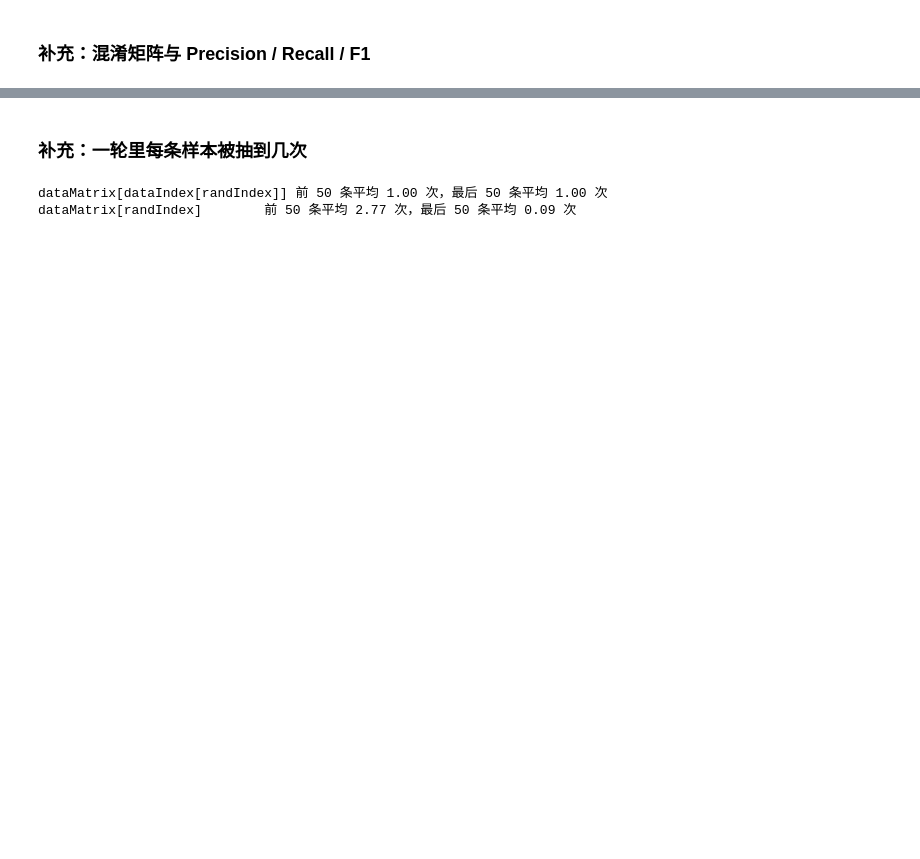
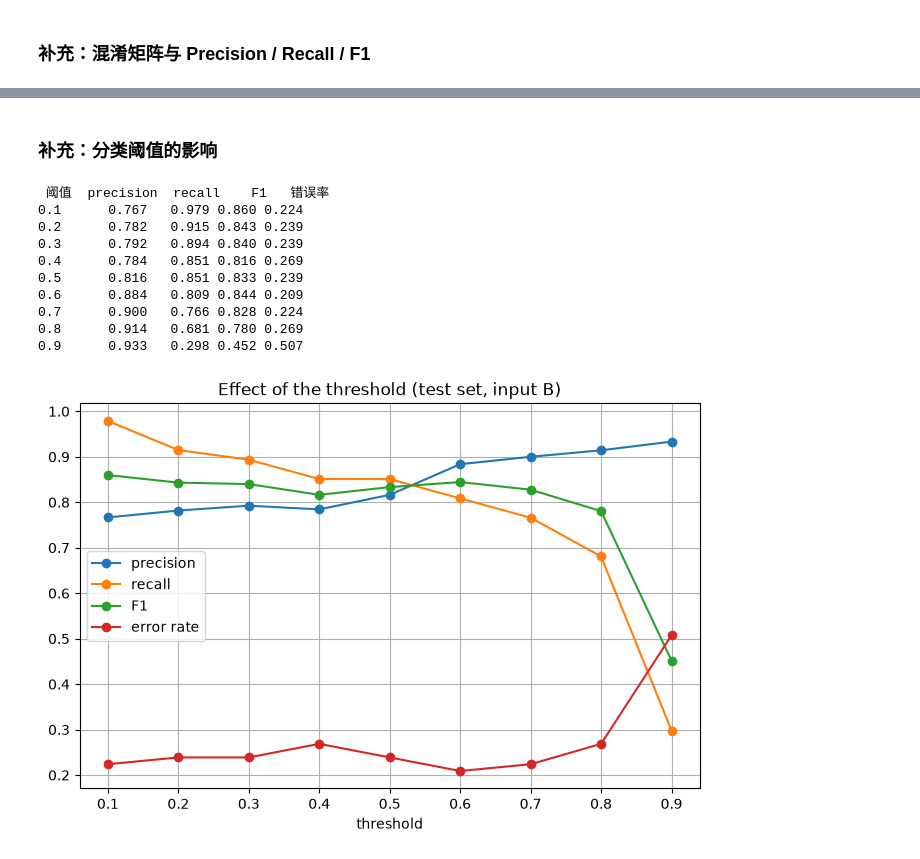
Before and after one commit to Heptazero/ml-course-labs, a Jupyter notebook: machine-learning/homework/exp5_logistic.ipynb, the cells around one changed output, grey strips where cells are left out. Drawn from its saved outputs; the diff is of its cells as text; code cells hidden in the pictures; blank space fills up the shorter version.

```diff
--- a/machine-learning/homework/exp5_logistic.ipynb
+++ b/machine-learning/homework/exp5_logistic.ipynb
@@ -424,21 +345,0 @@ missing -> mean, with bias sklearn 最优解的训练交叉熵 0.4720
-# %%
-X_all, y_all = np.r_[X_train, X_test], np.r_[y_train, y_test]
-splitter = RepeatedStratifiedKFold(n_splits=5, n_repeats=4, random_state=0)
-cv_rows = []
-fold_err = {}
-for mode in modes:
-    sgd_err, sgd_auc, sk_err, sk_auc = [], [], [], []
-    for k, (a, b) in enumerate(splitter.split(X_all, y_all)):
-        A, B = preprocess(X_all[a], X_all[b], keys[mode])
-        _, prob, e, auc = fit_eval(A, y_all[a], B, y_all[b], k)
-        sgd_err.append(e); sgd_auc.append(auc)
-        lr = LogisticRegression(C=1e8, fit_intercept=False, max_iter=20000).fit(A, y_all[a])
-        p = lr.predict_proba(B)[:, 1]
-        sk_err.append(np.mean((p > 0.5) != y_all[b])); sk_auc.append(roc_auc_score(y_all[b], p))
-    fold_err[mode] = np.array(sgd_err)
-    cv_rows.append((mode, np.mean(sgd_err), np.std(sgd_err), np.mean(sgd_auc), np.mean(sk_err), np.mean(sk_auc)))
-print(pd.DataFrame(cv_rows, columns=['输入特征', 'SGD错误率', '标准差(20折)', 'SGD AUC', 'sklearn错误率', 'sklearn AUC']).round(4).to_string(index=False))
-print('全部预测为 1 的错误率 %.4f' % (1 - y_all.mean()))
-for other in ['template', 'standardize']:
-    d = fold_err[other] - fold_err['missing→mean']
-    print('missing→mean 相比 %-11s 20 折中错误率更低 %d 折，相同 %d 折，更高 %d 折，平均低 %.4f' % (other, (d > 0).sum(), (d == 0).sum(), (d < 0).sum(), d.mean()))
@@ -545,0 +346,7 @@ missing -> mean, with bias 手写 AUC 0.8213，sklearn 0.8213
+# %%
+random.seed(42)
+w_B = stocGradAscent(B_train, y_train, numIter=500)
+prob_B = sigmoid(B_test.dot(w_B))
+pred_B = (prob_B > 0.5).astype(int)
+pred_all1 = np.ones(len(y_test), dtype=int)
+print(pd.DataFrame({'方案A': evaluate(y_test, pred_raw), '方案B': evaluate(y_test, pred_B), '全部预测为1': evaluate(y_test, pred_all1)}).round(4).to_string())
@@ -546,20 +363,31 @@ missing -> mean, with bias 手写 AUC 0.8213，sklearn 0.8213
 # %% [markdown]
-### 补充：一轮里每条样本被抽到几次
+### 补充：分类阈值的影响
-# %%
-def epoch_counts(correct, m=299, repeats=200):
-    counts = np.zeros(m)
-    for _ in range(repeats):
-        dataIndex = list(range(m))
-        for i in range(m):
-            randIndex = int(random.uniform(0, len(dataIndex)))
-            counts[dataIndex[randIndex] if correct else randIndex] += 1
-            del(dataIndex[randIndex])
-    return counts / repeats
-
-random.seed(0)
-for correct in (True, False):
-    c = epoch_counts(correct)
-    print('%-28s 前 50 条平均 %.2f 次，最后 50 条平均 %.2f 次' % ('dataMatrix[dataIndex[randIndex]]' if correct else 'dataMatrix[randIndex]', c[:50].mean(), c[-50:].mean()))
-# %% [output]
-dataMatrix[dataIndex[randIndex]] 前 50 条平均 1.00 次，最后 50 条平均 1.00 次
-dataMatrix[randIndex]        前 50 条平均 2.77 次，最后 50 条平均 0.09 次
+# %%
+thresholds = np.arange(0.1, 0.91, 0.1)
+sweep = []
+for t in thresholds:
+    r = evaluate(y_test, (prob_B > t).astype(int))
+    sweep.append((t, r['precision'], r['recall'], r['F1'], 1 - r['accuracy']))
+sweep = np.array(sweep)
+print(pd.DataFrame(sweep, columns=['阈值', 'precision', 'recall', 'F1', '错误率']).round(3).to_string(index=False))
+
+plt.figure(figsize=(8, 5))
+for k, name in enumerate(['precision', 'recall', 'F1', 'error rate'], start=1):
+    plt.plot(sweep[:, 0], sweep[:, k], marker='o', label=name)
+plt.xlabel('threshold')
+plt.title('Effect of the threshold (test set, input B)')
+plt.legend()
+plt.grid(True)
+plt.show()
+# %% [output]
+ 阈值  precision  recall    F1   错误率
+0.1      0.767   0.979 0.860 0.224
+0.2      0.782   0.915 0.843 0.239
+0.3      0.792   0.894 0.840 0.239
+0.4      0.784   0.851 0.816 0.269
+0.5      0.816   0.851 0.833 0.239
+0.6      0.884   0.809 0.844 0.209
+0.7      0.900   0.766 0.828 0.224
+0.8      0.914   0.681 0.780 0.269
+0.9      0.933   0.298 0.452 0.507
+[figure, added]
```
Also changed, not shown: parts of 13 cells of this notebook.
